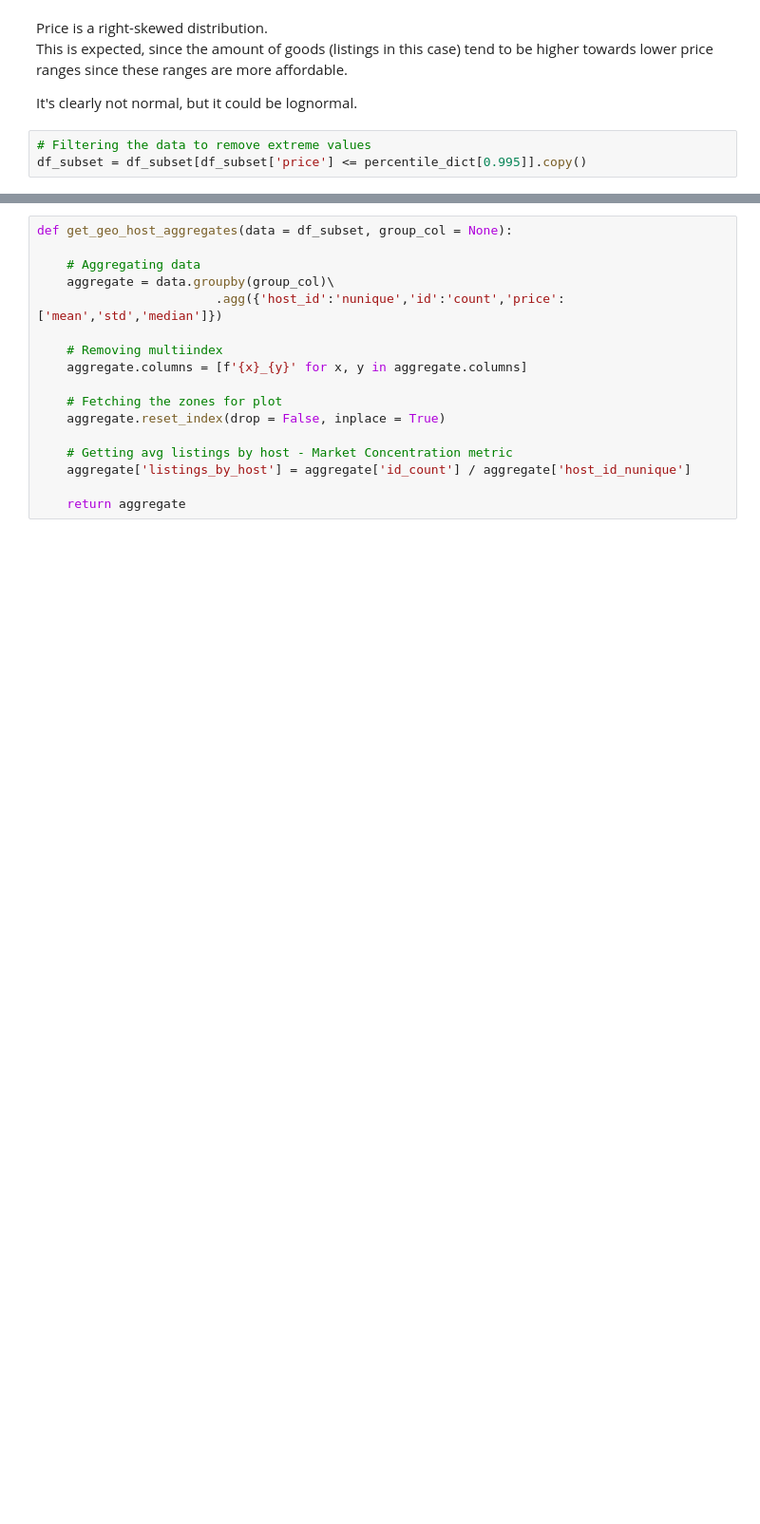
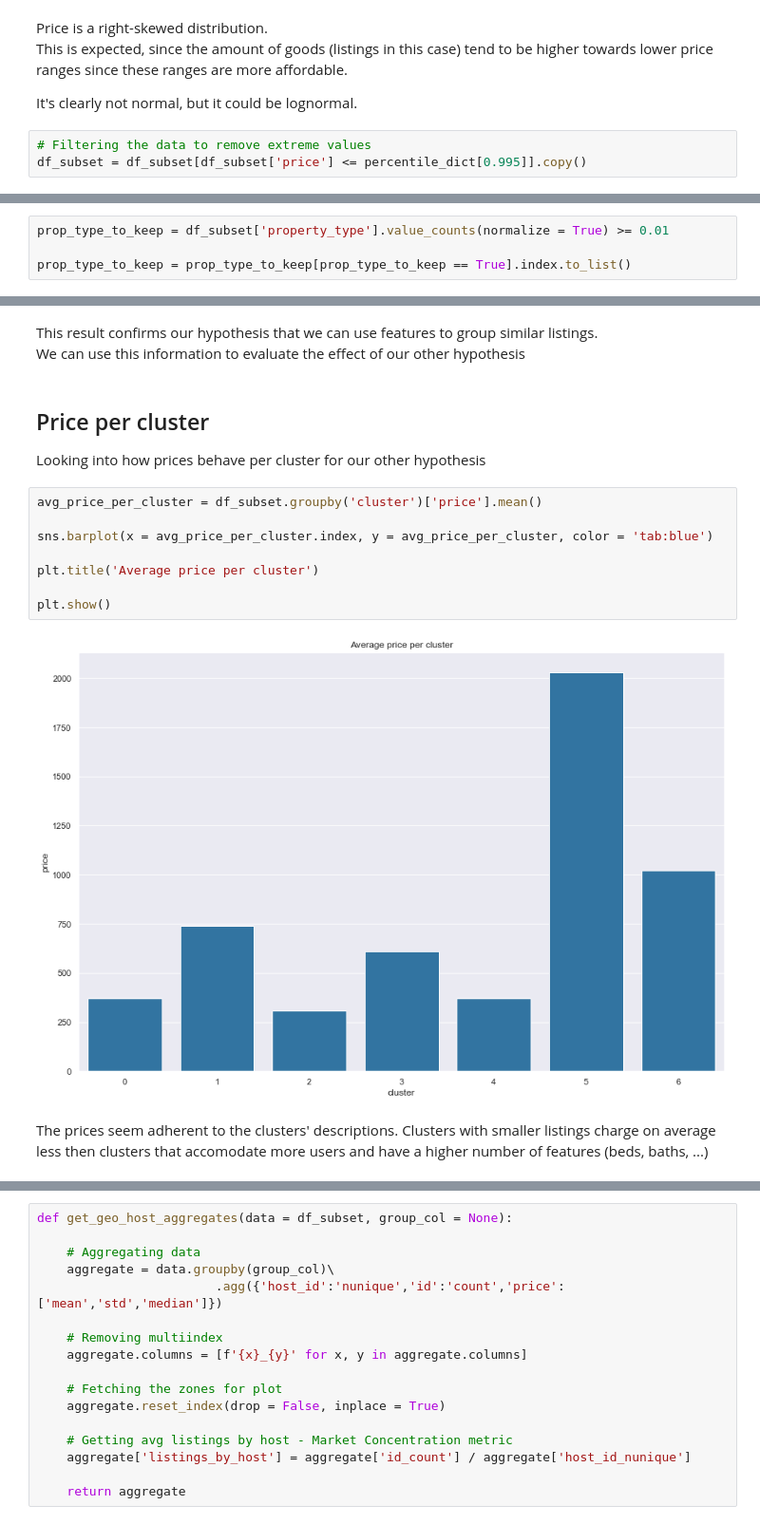
Before and after one commit to bglucca/RioAirBnB, a Jupyter notebook: analysis.ipynb, the cells around one changed output, grey strips where cells are left out. Shown at 95% size. Saved outputs shown, nothing was run; the diff lists cells and outputs as text; blank space fills up the shorter version.

```diff
--- a/analysis.ipynb
+++ b/analysis.ipynb
@@ -606,0 +731,4 @@ df_subset = df_subset[df_subset['price'] <= percentile_dict[0.995]].copy()
+# %%
+prop_type_to_keep = df_subset['property_type'].value_counts(normalize = True) >= 0.01
+
+prop_type_to_keep = prop_type_to_keep[prop_type_to_keep == True].index.to_list()
@@ -607,3 +878,22 @@ df_subset = df_subset[df_subset['price'] <= percentile_dict[0.995]].copy()
+# %% [markdown]
+This result confirms our hypothesis that we can use features to group similar listings.\
+We can use this information to evaluate the effect of our other hypothesis
+# %% [markdown]
+## Price per cluster
+
+Looking into how prices behave per cluster for our other hypothesis
+# %%
+avg_price_per_cluster = df_subset.groupby('cluster')['price'].mean()
+
+sns.barplot(x = avg_price_per_cluster.index, y = avg_price_per_cluster, color = 'tab:blue')
+
+plt.title('Average price per cluster')
+
+plt.show()
+# %% [output]
+[figure, added]
+# %% [markdown]
+The prices seem adherent to the clusters' descriptions. Clusters with smaller listings charge on average less then clusters that accomodate more users and have a higher number of features (beds, baths, ...)
 # %% [markdown]
 # Is market concentration related to price?
 
```
Also changed, not shown: parts of 34 cells of this notebook, 1 other file.
